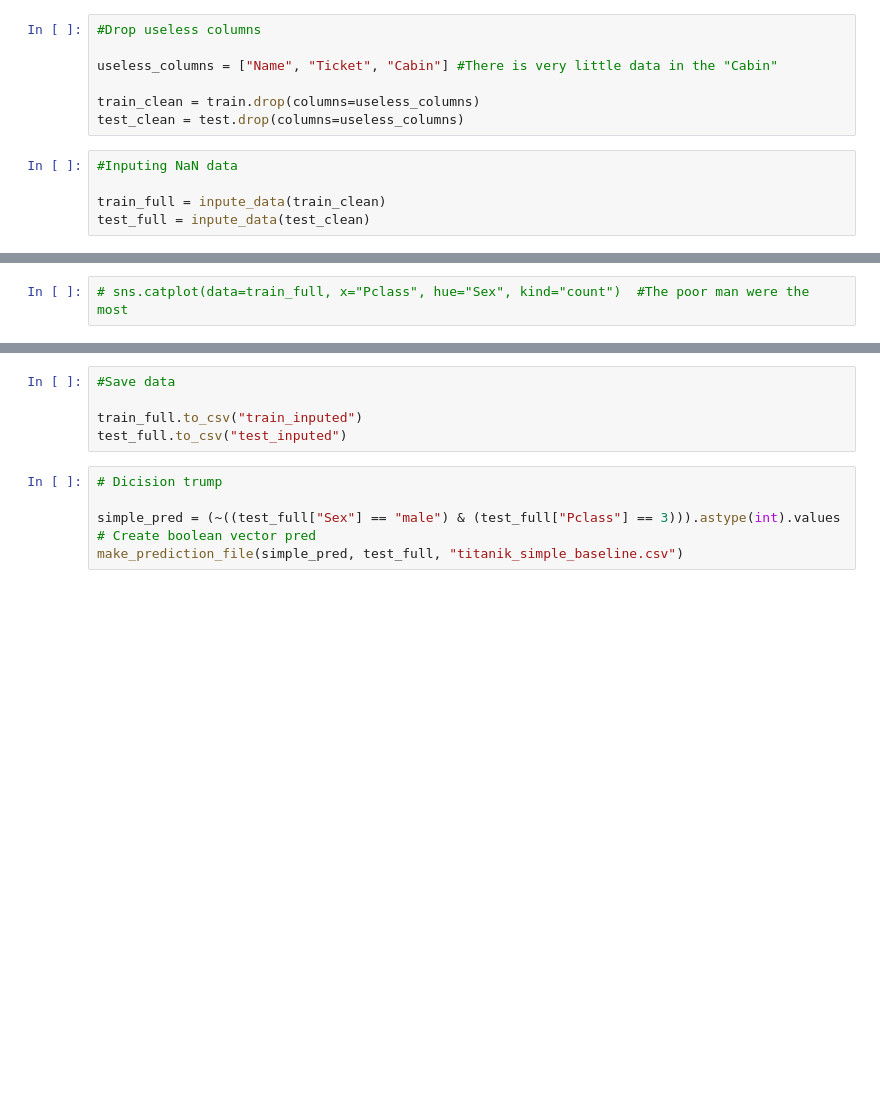
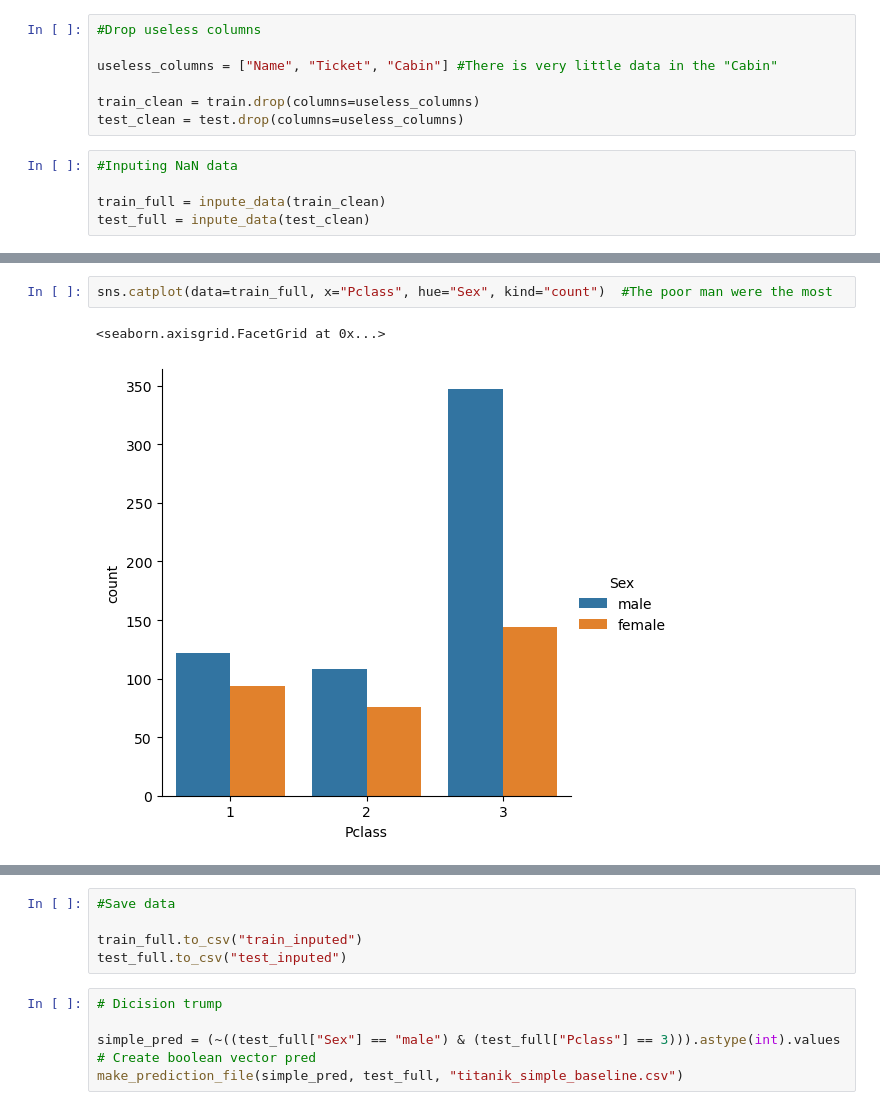
Before and after one commit to Kaysjg/Naf-Kaydes, a Jupyter notebook: 1_simple_decision.ipynb, the cells around one changed output, grey strips where cells are left out. Drawn from its saved outputs; the diff is of its cells as text; blank space fills up the shorter version.

```diff
--- a/1_simple_decision.ipynb
+++ b/1_simple_decision.ipynb
@@ -54,3 +99,6 @@ test_full = inpute_data(test_clean)
 # %%
-# sns.catplot(data=train_full, x="Pclass", hue="Sex", kind="count")  #The poor man were the most
+sns.catplot(data=train_full, x="Pclass", hue="Sex", kind="count")  #The poor man were the most
+# %% [output]
+<seaborn.axisgrid.FacetGrid at 0x...>
+[figure, added]
 # %%
```
Also changed, not shown: parts of 10 cells of this notebook, 6 other files.
